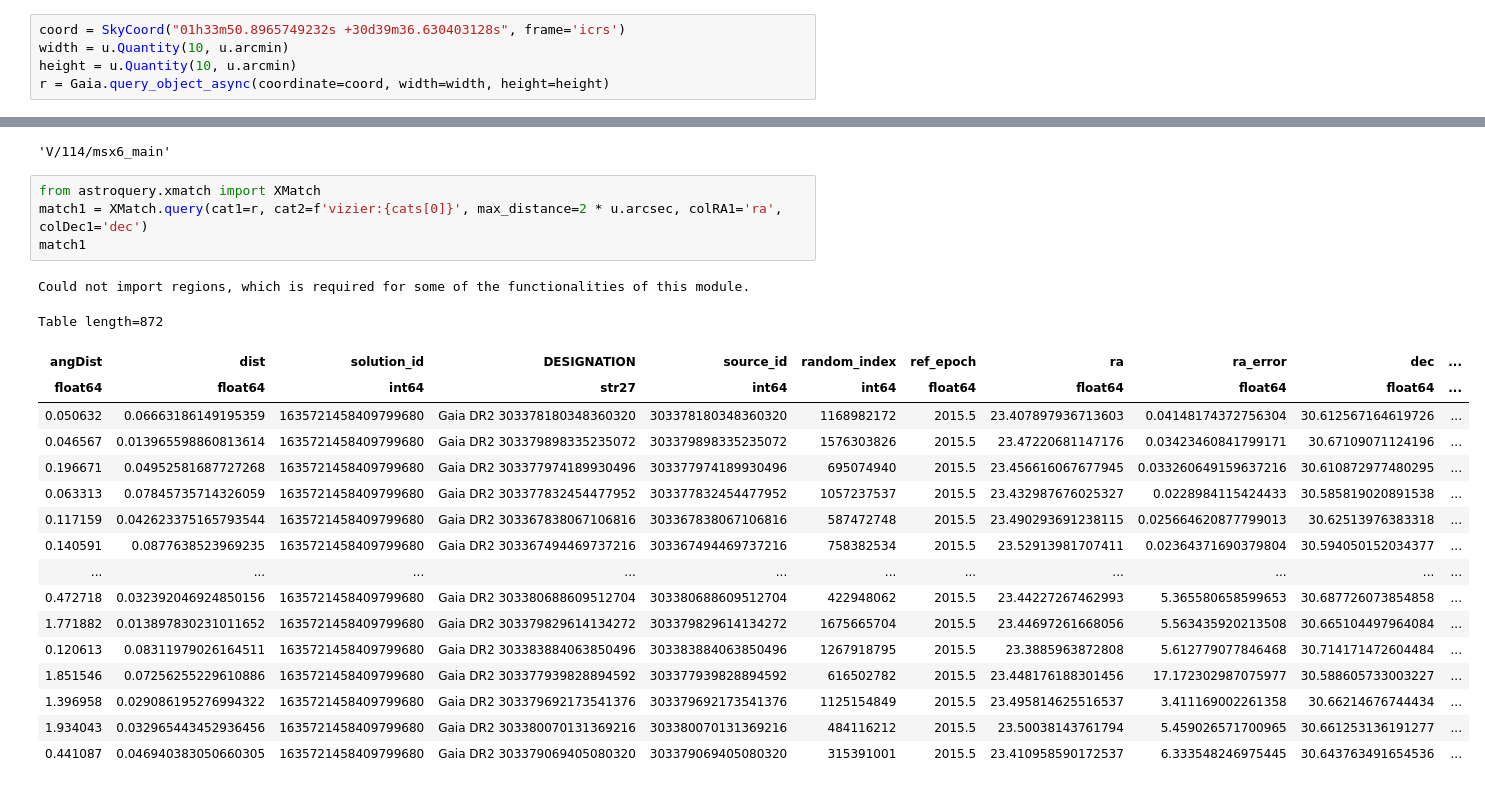
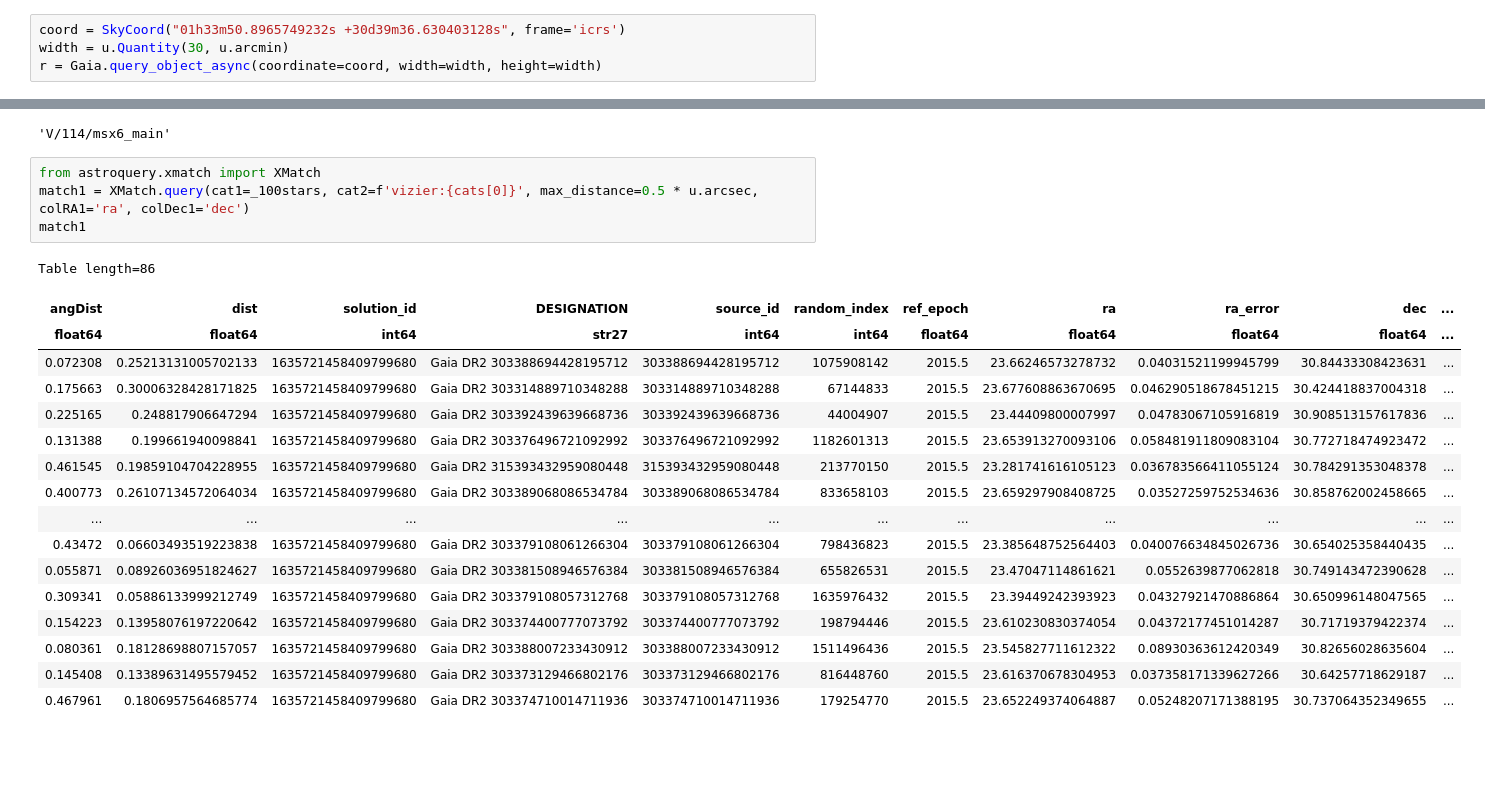
Before and after one commit to AstroTaffer/MEN-681301-OAM, a Jupyter notebook: zwicky1.ipynb, the cells around one changed output, grey strips where cells are left out. Cells and saved outputs as stored; diff of their text form; blank space fills up the shorter version.

```diff
--- a/zwicky1.ipynb
+++ b/zwicky1.ipynb
@@ -14,9 +14,8 @@ rcParams['mathtext.fontset'] = 'cm'
 plt.rc('axes', unicode_minus=False)
 # %%
 coord = SkyCoord("01h33m50.8965749232s +30d39m36.630403128s", frame='icrs')
-width = u.Quantity(10, u.arcmin)
-height = u.Quantity(10, u.arcmin)
-r = Gaia.query_object_async(coordinate=coord, width=width, height=height)
+width = u.Quantity(30, u.arcmin)
+r = Gaia.query_object_async(coordinate=coord, width=width, height=width)
 # %% [output]
 INFO: Query finished. [astroquery.utils.tap.core]
 # %%
@@ -91,25 +90,24 @@ cats[1]
 'V/114/msx6_main'
 # %%
 from astroquery.xmatch import XMatch
-match1 = XMatch.query(cat1=r, cat2=f'vizier:{cats[0]}', max_distance=2 * u.arcsec, colRA1='ra', colDec1='dec')
+match1 = XMatch.query(cat1=_100stars, cat2=f'vizier:{cats[0]}', max_distance=0.5 * u.arcsec, colRA1='ra', colDec1='dec')
 match1
 # %% [output]
-Could not import regions, which is required for some of the functionalities of this module.
+Table length=86
-Table length=872
 | angDist | dist | solution_id | DESIGNATION | source_id | random_index | ref_epoch | ra | ra_error | dec | ... |
 | float64 | float64 | int64 | str27 | int64 | int64 | float64 | float64 | float64 | float64 | ... |
-| 0.050632 | 0.06663186149195359 | 1635721458409799680 | Gaia DR2 303378180348360320 | 303378180348360320 | 1168982172 | 2015.5 | 23.407897936713603 | 0.04148174372756304 | 30.612567164619726 | ... |
-| 0.046567 | 0.013965598860813614 | 1635721458409799680 | Gaia DR2 303379898335235072 | 303379898335235072 | 1576303826 | 2015.5 | 23.47220681147176 | 0.03423460841799171 | 30.67109071124196 | ... |
-| 0.196671 | 0.04952581687727268 | 1635721458409799680 | Gaia DR2 303377974189930496 | 303377974189930496 | 695074940 | 2015.5 | 23.456616067677945 | 0.033260649159637216 | 30.610872977480295 | ... |
-| 0.063313 | 0.07845735714326059 | 1635721458409799680 | Gaia DR2 303377832454477952 | 303377832454477952 | 1057237537 | 2015.5 | 23.432987676025327 | 0.0228984115424433 | 30.585819020891538 | ... |
-| 0.117159 | 0.042623375165793544 | 1635721458409799680 | Gaia DR2 303367838067106816 | 303367838067106816 | 587472748 | 2015.5 | 23.490293691238115 | 0.025664620877799013 | 30.62513976383318 | ... |
-| 0.140591 | 0.0877638523969235 | 1635721458409799680 | Gaia DR2 303367494469737216 | 303367494469737216 | 758382534 | 2015.5 | 23.52913981707411 | 0.02364371690379804 | 30.594050152034377 | ... |
+| 0.072308 | 0.25213131005702133 | 1635721458409799680 | Gaia DR2 303388694428195712 | 303388694428195712 | 1075908142 | 2015.5 | 23.66246573278732 | 0.04031521199945799 | 30.84433308423631 | ... |
+| 0.175663 | 0.30006328428171825 | 1635721458409799680 | Gaia DR2 303314889710348288 | 303314889710348288 | 67144833 | 2015.5 | 23.677608863670695 | 0.046290518678451215 | 30.424418837004318 | ... |
+| 0.225165 | 0.248817906647294 | 1635721458409799680 | Gaia DR2 303392439639668736 | 303392439639668736 | 44004907 | 2015.5 | 23.44409800007997 | 0.04783067105916819 | 30.908513157617836 | ... |
+| 0.131388 | 0.199661940098841 | 1635721458409799680 | Gaia DR2 303376496721092992 | 303376496721092992 | 1182601313 | 2015.5 | 23.653913270093106 | 0.058481911809083104 | 30.772718474923472 | ... |
+| 0.461545 | 0.19859104704228955 | 1635721458409799680 | Gaia DR2 315393432959080448 | 315393432959080448 | 213770150 | 2015.5 | 23.281741616105123 | 0.036783566411055124 | 30.784291353048378 | ... |
+| 0.400773 | 0.26107134572064034 | 1635721458409799680 | Gaia DR2 303389068086534784 | 303389068086534784 | 833658103 | 2015.5 | 23.659297908408725 | 0.03527259752534636 | 30.858762002458665 | ... |
 | ... | ... | ... | ... | ... | ... | ... | ... | ... | ... | ... |
-| 0.472718 | 0.032392046924850156 | 1635721458409799680 | Gaia DR2 303380688609512704 | 303380688609512704 | 422948062 | 2015.5 | 23.44227267462993 | 5.365580658599653 | 30.687726073854858 | ... |
-| 1.771882 | 0.013897830231011652 | 1635721458409799680 | Gaia DR2 303379829614134272 | 303379829614134272 | 1675665704 | 2015.5 | 23.44697261668056 | 5.563435920213508 | 30.665104497964084 | ... |
-| 0.120613 | 0.08311979026164511 | 1635721458409799680 | Gaia DR2 303383884063850496 | 303383884063850496 | 1267918795 | 2015.5 | 23.3885963872808 | 5.612779077846468 | 30.714171472604484 | ... |
-| 1.851546 | 0.07256255229610886 | 1635721458409799680 | Gaia DR2 303377939828894592 | 303377939828894592 | 616502782 | 2015.5 | 23.448176188301456 | 17.172302987075977 | 30.588605733003227 | ... |
-| 1.396958 | 0.029086195276994322 | 1635721458409799680 | Gaia DR2 303379692173541376 | 303379692173541376 | 1125154849 | 2015.5 | 23.495814625516537 | 3.411169002261358 | 30.66214676744434 | ... |
-| 1.934043 | 0.032965443452936456 | 1635721458409799680 | Gaia DR2 303380070131369216 | 303380070131369216 | 484116212 | 2015.5 | 23.50038143761794 | 5.459026571700965 | 30.661253136191277 | ... |
-| 0.441087 | 0.046940383050660305 | 1635721458409799680 | Gaia DR2 303379069405080320 | 303379069405080320 | 315391001 | 2015.5 | 23.410958590172537 | 6.333548246975445 | 30.643763491654536 | ... |
+| 0.43472 | 0.06603493519223838 | 1635721458409799680 | Gaia DR2 303379108061266304 | 303379108061266304 | 798436823 | 2015.5 | 23.385648752564403 | 0.040076634845026736 | 30.654025358440435 | ... |
+| 0.055871 | 0.08926036951824627 | 1635721458409799680 | Gaia DR2 303381508946576384 | 303381508946576384 | 655826531 | 2015.5 | 23.47047114861621 | 0.0552639877062818 | 30.749143472390628 | ... |
+| 0.309341 | 0.05886133999212749 | 1635721458409799680 | Gaia DR2 303379108057312768 | 303379108057312768 | 1635976432 | 2015.5 | 23.39449242393923 | 0.04327921470886864 | 30.650996148047565 | ... |
+| 0.154223 | 0.13958076197220642 | 1635721458409799680 | Gaia DR2 303374400777073792 | 303374400777073792 | 198794446 | 2015.5 | 23.610230830374054 | 0.04372177451014287 | 30.71719379422374 | ... |
+| 0.080361 | 0.18128698807157057 | 1635721458409799680 | Gaia DR2 303388007233430912 | 303388007233430912 | 1511496436 | 2015.5 | 23.545827711612322 | 0.08930363612420349 | 30.82656028635604 | ... |
+| 0.145408 | 0.13389631495579452 | 1635721458409799680 | Gaia DR2 303373129466802176 | 303373129466802176 | 816448760 | 2015.5 | 23.616370678304953 | 0.037358171339627266 | 30.64257718629187 | ... |
+| 0.467961 | 0.1806957564685774 | 1635721458409799680 | Gaia DR2 303374710014711936 | 303374710014711936 | 179254770 | 2015.5 | 23.652249374064887 | 0.05248207171388195 | 30.737064352349655 | ... |
 # %%
```
Also changed, not shown: parts of 10 cells of this notebook.
